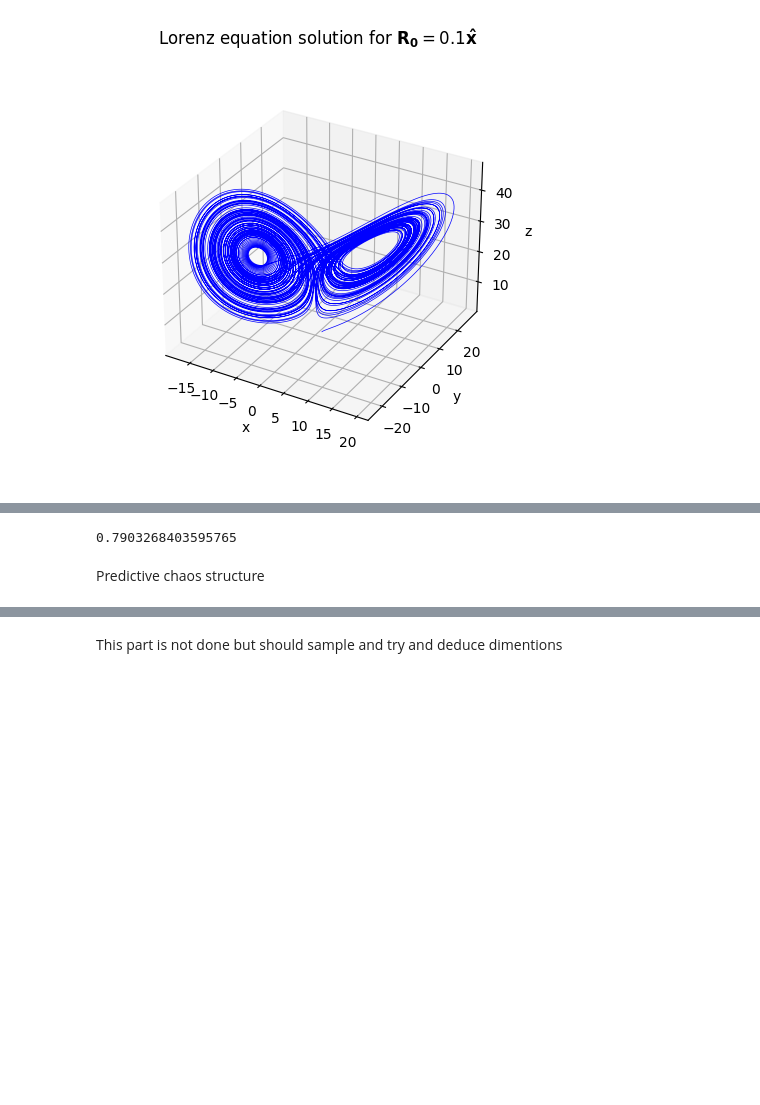
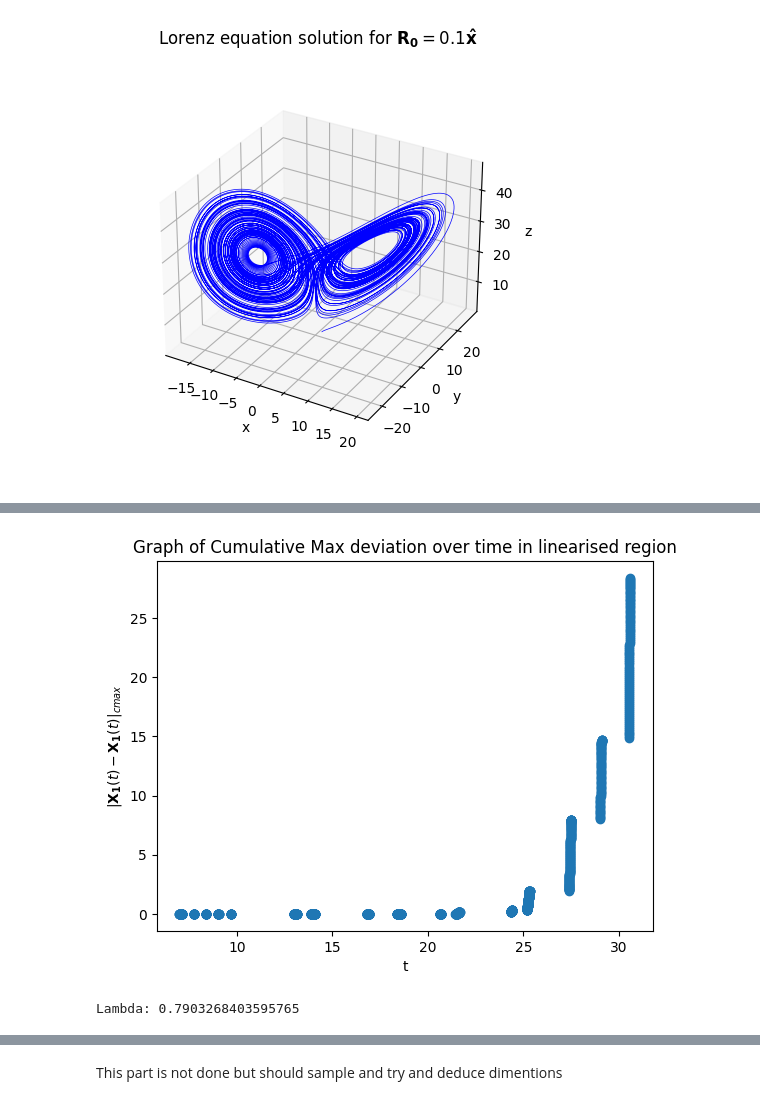
Before and after one commit to Williame33445/physics-projects, a Jupyter notebook: chaos-simulations/lorenz-eq.ipynb, the cells around one changed output, grey strips where cells are left out. Cells and saved outputs as stored; diff of their text form; code cells hidden in the pictures; blank space fills up the shorter version.

```diff
--- a/chaos-simulations/lorenz-eq.ipynb
+++ b/chaos-simulations/lorenz-eq.ipynb
@@ -135,8 +153,18 @@ plt.scatter(tAdj,rAdj)
+# %%
+
+tAdj = tDevMaxLst[:1700]
+rAdj = RDevMaxLst[:1700]
+
+
+plt.scatter(tAdj,rAdj)
+plt.title("Graph of Cumulative Max deviation over time in linearised region")
+plt.ylabel(r'$|\mathbf{X_1}(t) - \mathbf{X_1}(t)|_{cmax}$')
+plt.xlabel("t")
+plt.show()
+# %% [output]
+[figure, added]
 # %%
 m,c = np.linalg.lstsq(np.vstack([tAdj,np.ones(len(tAdj))]).T,np.log(rAdj),rcond=None)[0]
-print(m)
-#gives the rough expected order
+print("Lambda: " + str(m))
 # %% [output]
-0.7903268403595765
+Lambda: 0.7903268403595765
-# %% [markdown]
-Predictive chaos structure
```
Also changed, not shown: parts of 16 cells of this notebook.
